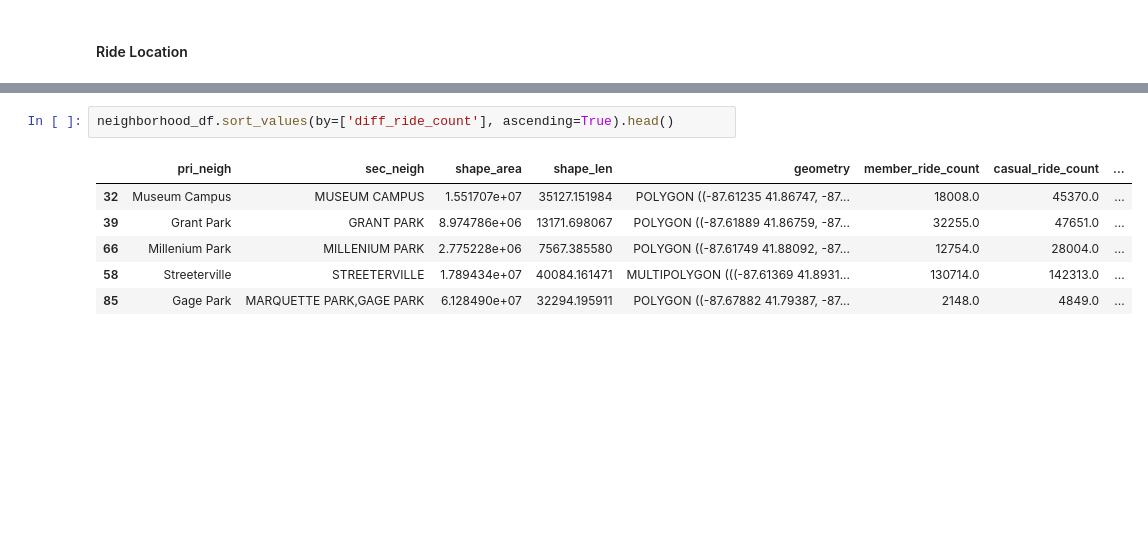
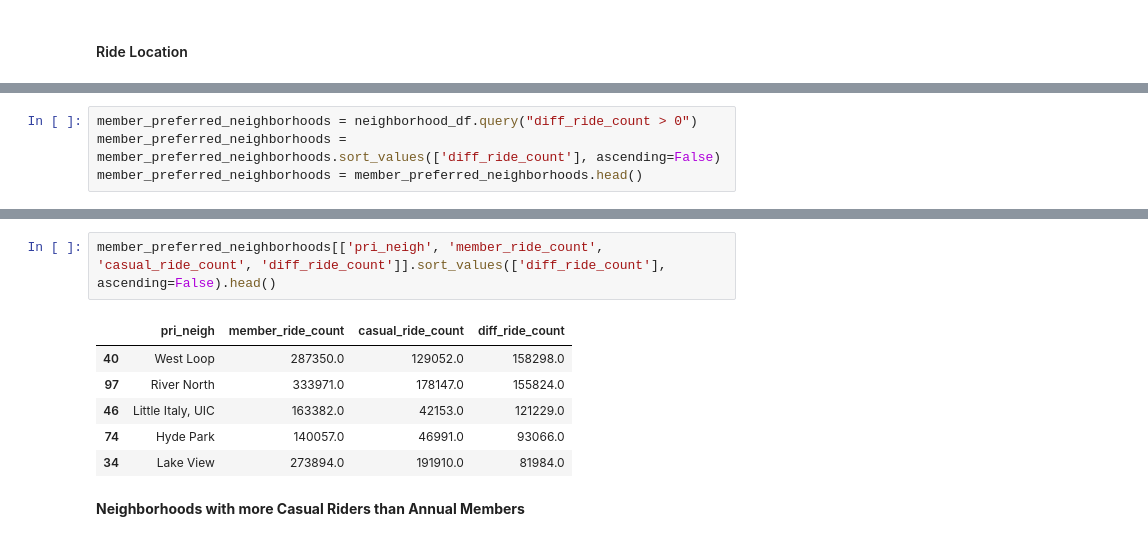
Before and after one commit to paulgreber/RideShareAnalysis, a Jupyter notebook: ride_share_analysis.ipynb, the cells around one changed output, grey strips where cells are left out. Cells and saved outputs as stored; diff of their text form; blank space fills up the shorter version.

```diff
--- a/ride_share_analysis.ipynb
+++ b/ride_share_analysis.ipynb
@@ -594,0 +689,4 @@ plt.show()
+# %%
+member_preferred_neighborhoods = neighborhood_df.query("diff_ride_count > 0")
+member_preferred_neighborhoods = member_preferred_neighborhoods.sort_values(['diff_ride_count'], ascending=False)
+member_preferred_neighborhoods = member_preferred_neighborhoods.head()
@@ -602,9 +734,11 @@ plt.show()
 # %%
-neighborhood_df.sort_values(by=['diff_ride_count'], ascending=True).head()
+member_preferred_neighborhoods[['pri_neigh', 'member_ride_count', 'casual_ride_count', 'diff_ride_count']].sort_values(['diff_ride_count'], ascending=False).head()
 # %% [output]
-|  | pri_neigh | sec_neigh | shape_area | shape_len | geometry | member_ride_count | casual_ride_count | ... |
-| 32 | Museum Campus | MUSEUM CAMPUS | 1.551707e+07 | 35127.151984 | POLYGON ((-87.61235 41.86747, -87... | 18008.0 | 45370.0 | ... |
-| 39 | Grant Park | GRANT PARK | 8.974786e+06 | 13171.698067 | POLYGON ((-87.61889 41.86759, -87... | 32255.0 | 47651.0 | ... |
-| 66 | Millenium Park | MILLENIUM PARK | 2.775228e+06 | 7567.385580 | POLYGON ((-87.61749 41.88092, -87... | 12754.0 | 28004.0 | ... |
-| 58 | Streeterville | STREETERVILLE | 1.789434e+07 | 40084.161471 | MULTIPOLYGON (((-87.61369 41.8931... | 130714.0 | 142313.0 | ... |
-| 85 | Gage Park | MARQUETTE PARK,GAGE PARK | 6.128490e+07 | 32294.195911 | POLYGON ((-87.67882 41.79387, -87... | 2148.0 | 4849.0 | ... |
+|  | pri_neigh | member_ride_count | casual_ride_count | diff_ride_count |
+| 40 | West Loop | 287350.0 | 129052.0 | 158298.0 |
+| 97 | River North | 333971.0 | 178147.0 | 155824.0 |
+| 46 | Little Italy, UIC | 163382.0 | 42153.0 | 121229.0 |
+| 74 | Hyde Park | 140057.0 | 46991.0 | 93066.0 |
+| 34 | Lake View | 273894.0 | 191910.0 | 81984.0 |
+# %% [markdown]
+**Neighborhoods with more Casual Riders than Annual Members**
```
Also changed, not shown: parts of 21 cells of this notebook, 8 other files.
